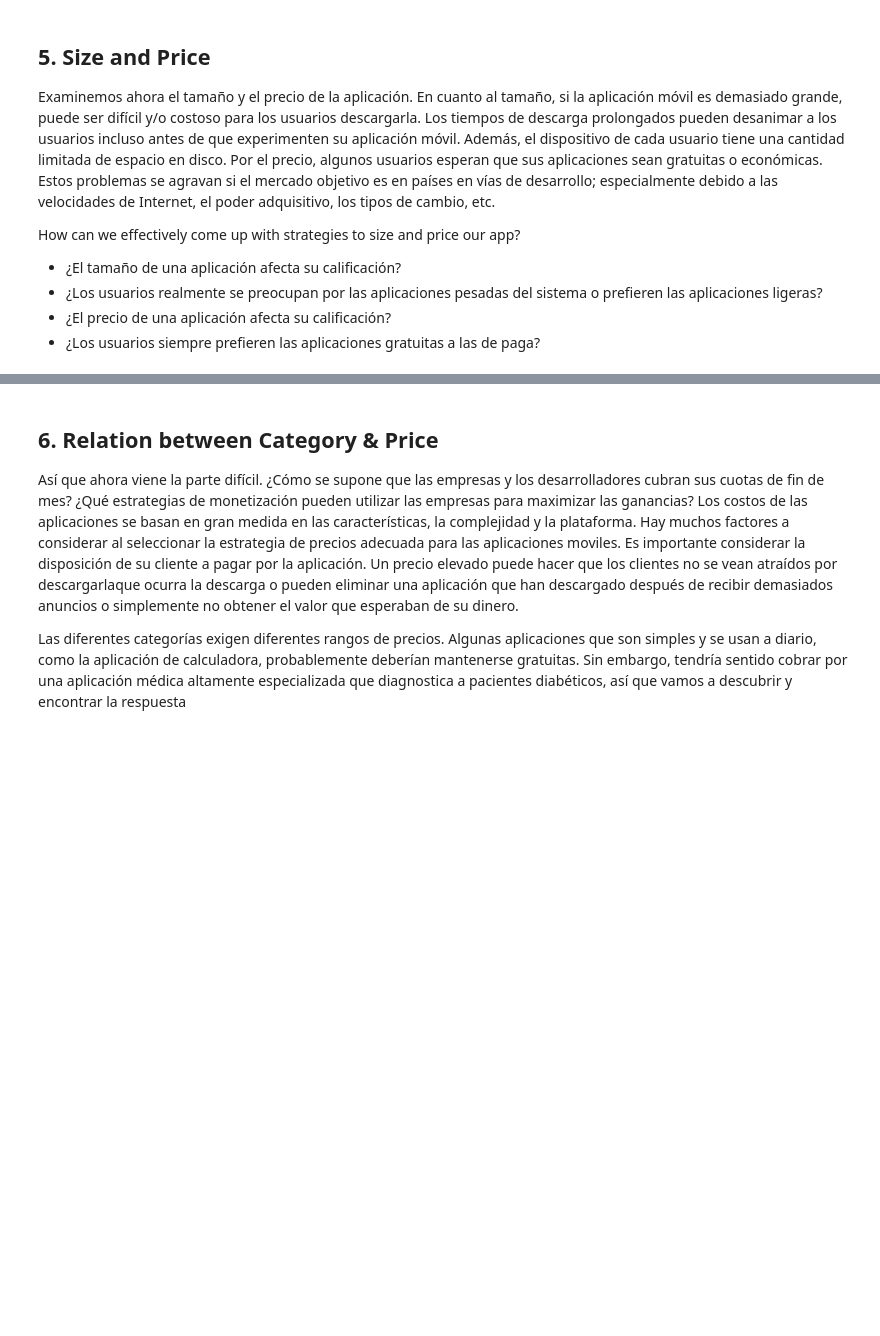
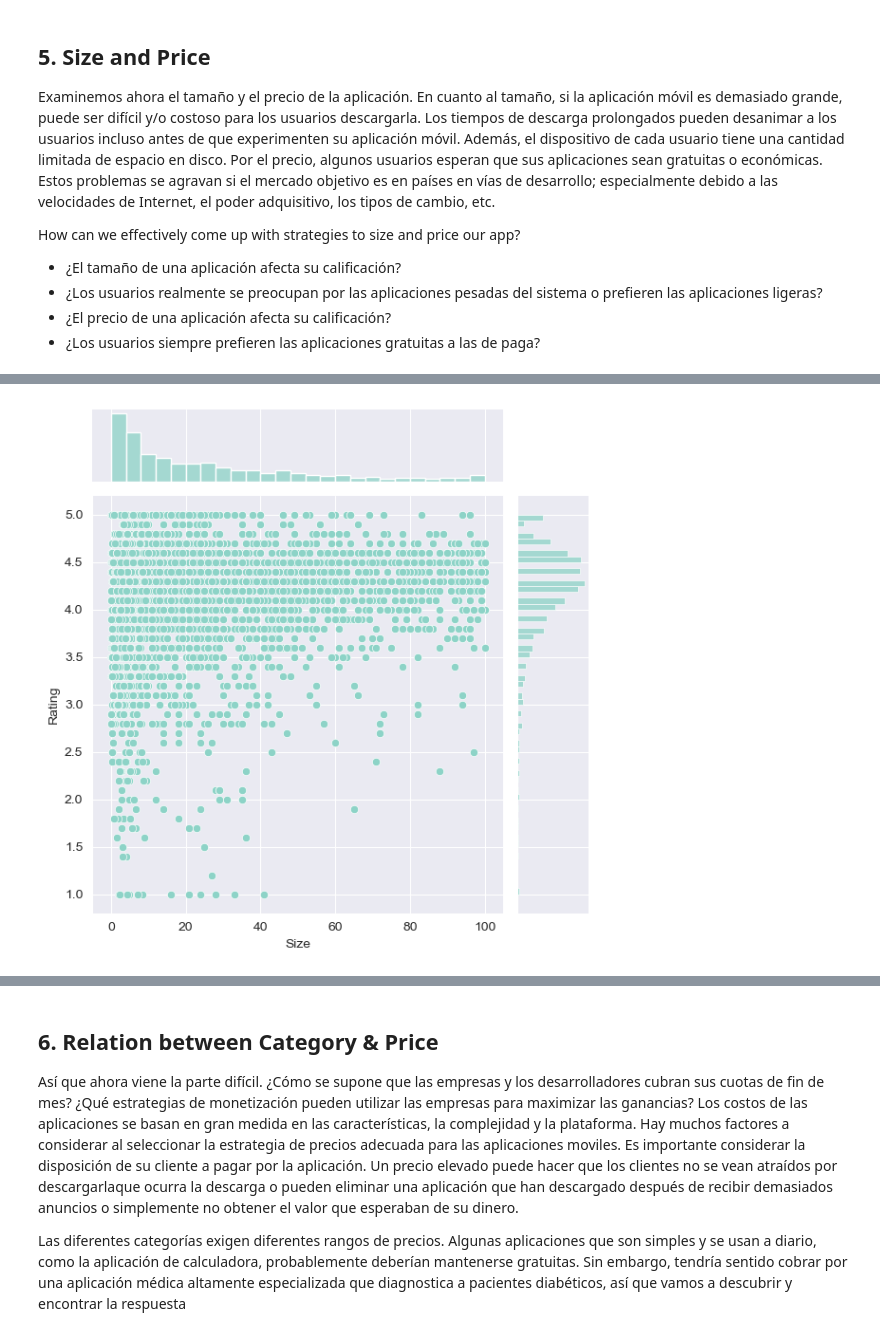
Before and after one commit to julihocc/ebac-cientifico-datos, a Jupyter notebook: Proyecto 1.1/Python.ipynb, the cells around one changed output, grey strips where cells are left out. Saved outputs shown, nothing was run; the diff lists cells and outputs as text; code cells hidden in the pictures; blank space fills up the shorter version.

```diff
--- a/Proyecto 1.1/Python.ipynb
+++ b/Proyecto 1.1/Python.ipynb
@@ -100,17 +224,5 @@ warnings.filterwarnings("ignore")
 sns.set_style("darkgrid")
 
 # Filtra filas donde los valores de 'Rating' y 'Size' no sean nulos
-apps_with_size_and_rating_present = ____
-
-# Filtra las categorías con al menos 250 apps
-large_categories = apps_with_size_and_rating_present.groupby(____).filter(lambda x: len(x) >= ____)
-
-# Gráfica size vs. rating
-plt1 = sns.jointplot(x = large_categories[____], y = large_categories[____])
-
-# Selecciona las apps de paga 'Type' = 'Paid'
-paid_apps = ____
-
-# Grafica price vs. rating de las paplicaciones de paga
-plt2 = sns.jointplot(x = paid_apps[____], y = paid_apps[____])
-plt.show()
+apps_with_size_and_rating_present = apps[(~apps['Rating'].isnull()) & (~apps['Size'].isnull())]
+apps_with_size_and_rating_present.info()
@@ -116,0 +250,6 @@ plt.show()
+# %%
+
+
+# Filtra las categorías con al menos 250 apps
+large_categories = apps_with_size_and_rating_present.groupby('Category').filter(lambda x: len(x) >= 250)
+large_categories['Category'].value_counts()
@@ -116,0 +266,7 @@ plt.show()
+# %%
+
+# Gráfica size vs. rating
+plt1 = sns.jointplot(x = large_categories['Size'], y = large_categories['Rating'])
+plt.show()
+# %% [output]
+[figure, added]
```
Also changed, not shown: parts of 28 cells of this notebook.
